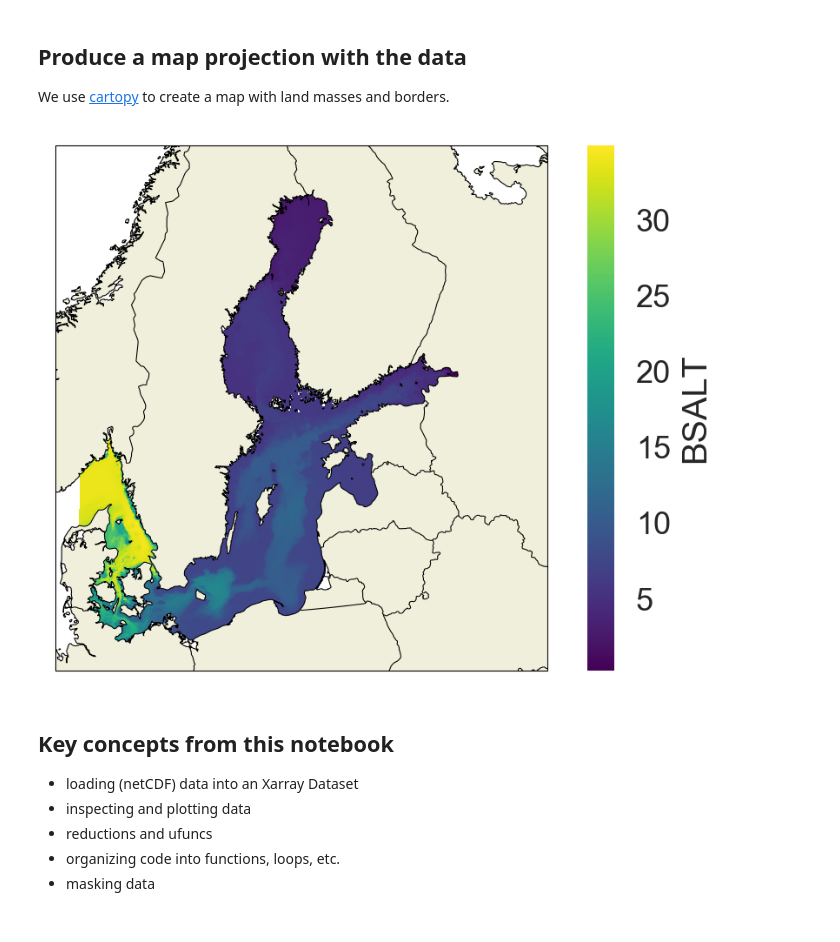
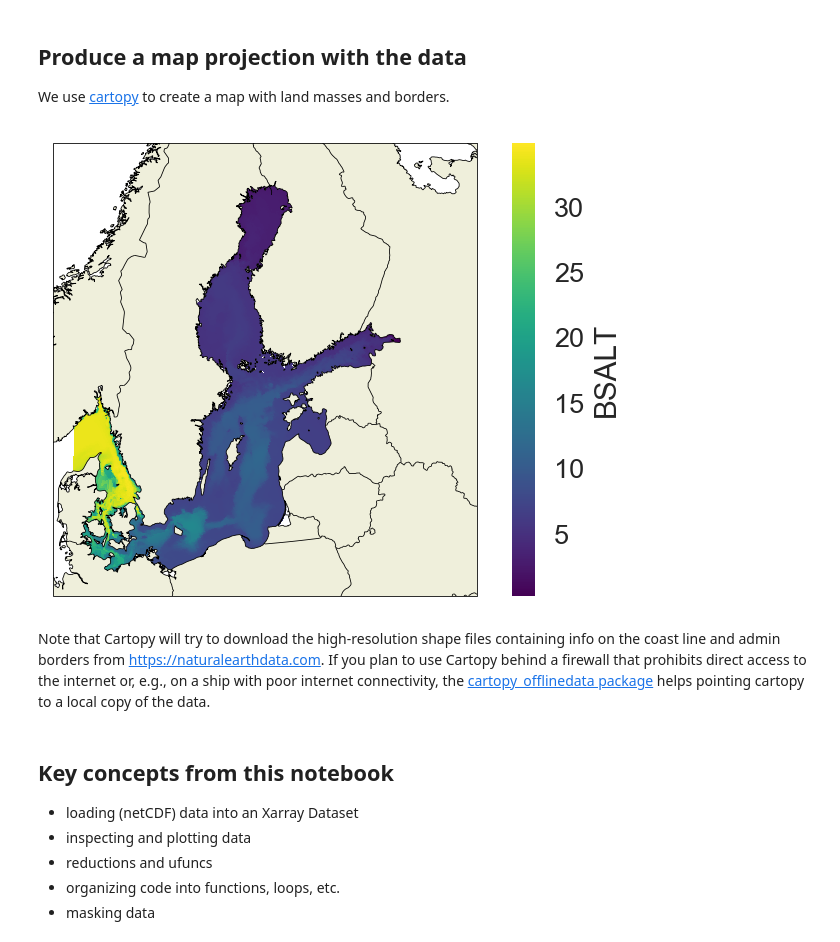
Before and after one commit to geomar-od/python-intro-201804, a Jupyter notebook: session-02_part-04_read_and_plot_baltic_hydrography_xarray.ipynb, the cells around one changed output. Cells and saved outputs as stored; diff of their text form; code cells hidden in the pictures.

```diff
--- a/session-02_part-04_read_and_plot_baltic_hydrography_xarray.ipynb
+++ b/session-02_part-04_read_and_plot_baltic_hydrography_xarray.ipynb
@@ -123,10 +163,8 @@ As our data does not contain any depth-info, we detect the deep layers by exploi
 # %%
-# define boolean mask for deep Gotland basin waters
-ds["deep_gotland"] = (
+# define boolean mask for deep Gotland basin waters (This is an Xarray DataArray.)
+deep_gotland = (
     (ds.BTEMP.std("time") < 0.3) &
-    (ds.coords["lat"] < 59.5) & (ds.coords["lon"] < 22.0))
-ds.deep_gotland.rename("deep Gotland basin waters")
+    (ds.coords["lat"] < 59.5) &
+    (ds.coords["lon"] < 22.0))
 
-# plot the mask with temperature variability
-
-# ...
+deep_gotland = deep_gotland.rename("deep Gotland basin waters")
@@ -144,0 +171,3 @@ Coordinates:
+# %%
+# Add the deep-gotland basin mask to the data set
+ds["deep_gotland"] = deep_gotland
@@ -148,8 +181,9 @@ Coordinates:
 # %% [markdown]
 Now that we have a mask for the desired region, we extract bottom temperature and salinity for the region:
 # %%
-ds["BTEMP_DG"] = ds.BTEMP.where(ds.deep_gotland).rename(ds.BTEMP.name + "_DG")
-ds["BSALT_DG"] = ds.BSALT.where(ds.deep_gotland).rename(ds.BSALT.name + "_DG")
+# This time, we directly create the data arrays as part of the data set.
+ds["BTEMP_DG"] = ds.BTEMP.where(ds.deep_gotland)
+ds["BSALT_DG"] = ds.BSALT.where(ds.deep_gotland)
 # %% [markdown]
 And we plot the deep-Gotland-basin time series:
 # %%
@@ -187,26 +224,28 @@ We use [cartopy](http://scitools.org.uk/cartopy/docs/latest/) to create a map wi
 # %%
 import cartopy.crs as ccrs
 import cartopy.feature as feature
 
-plt.rcParams["figure.dpi"] = 200
+plt.rcParams["figure.dpi"] = 150
 
 ax = plt.axes(projection=ccrs.Orthographic(10, 54))
 
 ds.BSALT.mean("time").plot(ax=ax, transform=ccrs.PlateCarree())
 
 land_masses = feature.NaturalEarthFeature(
     'physical', 'land', '10m',
     edgecolor='k',
     facecolor=feature.COLORS['land'])
 ax.add_feature(land_masses)
 
 borders = feature.NaturalEarthFeature(
     'cultural', 'admin_0_boundary_lines_land', '10m',
     edgecolor='k',
     facecolor='none')
 ax.add_feature(borders);
 # %% [output]
-[figure, old version]
+[figure, new version]
+# %% [markdown]
+Note that Cartopy will try to download the high-resolution shape files containing info on the coast line and admin borders from <https://naturalearthdata.com>.  If you plan to use Cartopy behind a firewall that prohibits direct access to the internet or, e.g., on a ship with poor internet connectivity, the [cartopy_offlinedata package](https://git.geomar.de/open-source/cartopy_offlinedata/) helps pointing cartopy to a local copy of the data.
 # %% [markdown]
 ## Key concepts from this notebook
 
```
Also changed, not shown: parts of 13 cells of this notebook.
